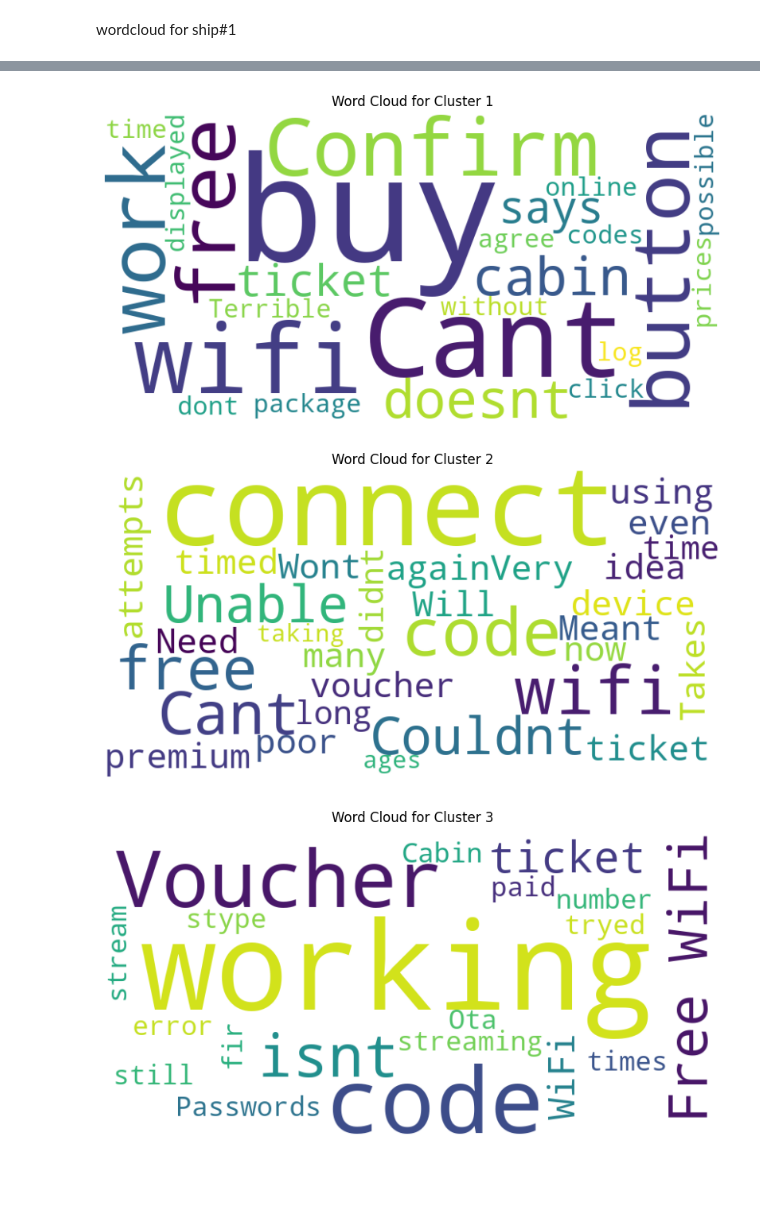
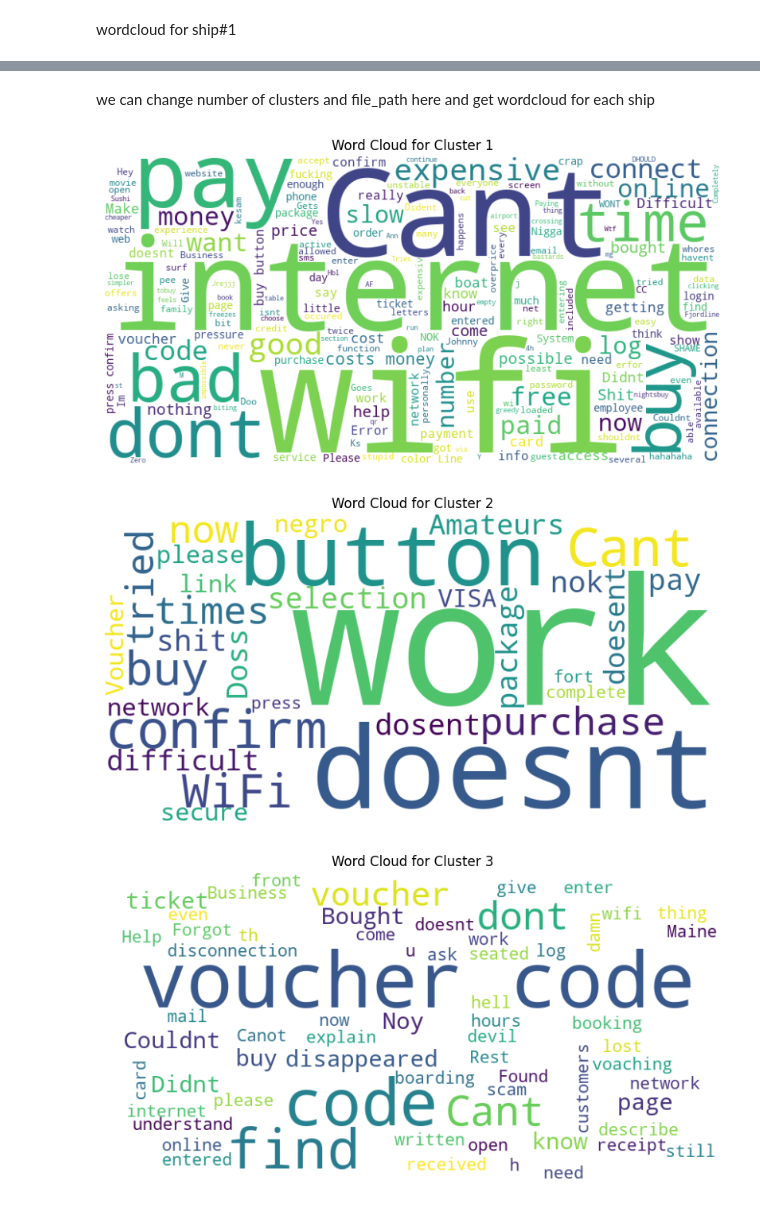
Before and after one commit to aayushivt30/text_analysis, a Jupyter notebook: ship_wise_classification.ipynb, the cells around one changed output, grey strips where cells are left out. Saved outputs shown, nothing was run; the diff lists cells and outputs as text; code cells hidden in the pictures; blank space fills up the shorter version.

```diff
--- a/ship_wise_classification.ipynb
+++ b/ship_wise_classification.ipynb
@@ -85,49 +143,50 @@ wordcloud for ship_id_2 #no.of cluster 7
+# %% [markdown]
+we can change number of clusters and file_path here and get wordcloud for each ship
 # %%
 import pandas as pd
 from sklearn.feature_extraction.text import TfidfVectorizer
 from sklearn.cluster import KMeans
 import matplotlib.pyplot as plt
 from wordcloud import WordCloud
 
-# Read the Excel file
-file_path = r"C:\Users\avtha\Desktop\University\Semester 4\Master thesis\output\ship-wise classification\ship_2_feedback.xlsx"
-df = pd.read_excel(file_path, engine='openpyxl')
+def cluster_and_visualize(file_path, num_clusters=5):
+    # Read Excel file
+    df = pd.read_excel(file_path, engine='openpyxl')
 
-#Vectorize and clustering on cleaned_feedback
-vectorizer = TfidfVectorizer(stop_words='english')
-tfidf_matrix = vectorizer.fit_transform(df['cleaned_feedback'])
+    # Vectorization and clustering on cleaned_feedback
+    vectorizer = TfidfVectorizer(stop_words='english')
+    tfidf_matrix = vectorizer.fit_transform(df['cleaned_feedback'])
 
-#number of clusters
-num_clusters =7
-kmeans = KMeans(n_clusters=num_clusters)
-kmeans.fit(tfidf_matrix)
-clusters = kmeans.labels_.tolist()
+    # KMeans clustering
+    kmeans = KMeans(n_clusters=num_clusters)
+    kmeans.fit(tfidf_matrix)
+    clusters = kmeans.labels_.tolist()
 
-#Add cluster labels to DataFrame
-df['cluster'] = clusters
+    # Add cluster labels to DataFrame
+    df['cluster'] = clusters
 
-#Save DataFrame to the same Excel file with different sheets for each cluster
-with pd.ExcelWriter(file_path, engine='xlsxwriter') as writer:
-    # Save the original DataFrame in a sheet named 'original'
-    original_df.to_excel(writer, sheet_name='original', index=False)
+    # Save DataFrame to the same Excel file with different sheets for each cluster
+    with pd.ExcelWriter(file_path, engine='xlsxwriter') as writer:
+        for cluster_num in range(num_clusters):
+            cluster_df = df[df['cluster'] == cluster_num]
+            cluster_df.to_excel(writer, sheet_name=f'cat{cluster_num+1}', index=False)
 
-    #Save categorized feedbacks in separate sheets
+    # Visualize clusters using word cloud
     for cluster_num in range(num_clusters):
         cluster_df = df[df['cluster'] == cluster_num]
-        cluster_df.to_excel(writer, sheet_name=f'cat{cluster_num+1}', index=False)
+        feedback_text = ' '.join(cluster_df['cleaned_feedback'])
 
-#Visualize clusters using word clouds
-for cluster_num in range(num_clusters):
-    cluster_df = df[df['cluster'] == cluster_num]
-    feedback_text = ' '.join(cluster_df['cleaned_feedback'])
+        wordcloud = WordCloud(width=800, height=400, background_color='white').generate(feedback_text)
+        plt.figure(figsize=(10, 6))
+        plt.imshow(wordcloud, interpolation='bilinear')
+        plt.title(f'Word Cloud for Cluster {cluster_num+1}')
+        plt.axis('off')
+        plt.show()
 
-    wordcloud = WordCloud(width=800, height=400, background_color='white').generate(feedback_text)
-    plt.figure(figsize=(10, 6))
-    plt.imshow(wordcloud, interpolation='bilinear')
-    plt.title(f'Word Cloud for Cluster {cluster_num+1}')
-    plt.axis('off')
-    plt.show()
+# Example usage
+file_path = r"C:\Users\avtha\Desktop\University\Semester 4\Master thesis\output\ship-wise classification\ship_3_feedback.xlsx"
+cluster_and_visualize(file_path)
 # %% [output]
-[figure, old version]
+[figure, new version]
-[figure, old version]
+[figure, new version]
-[figure, old version]
+[figure, new version]
```
Also changed, not shown: parts of 7 cells of this notebook.
